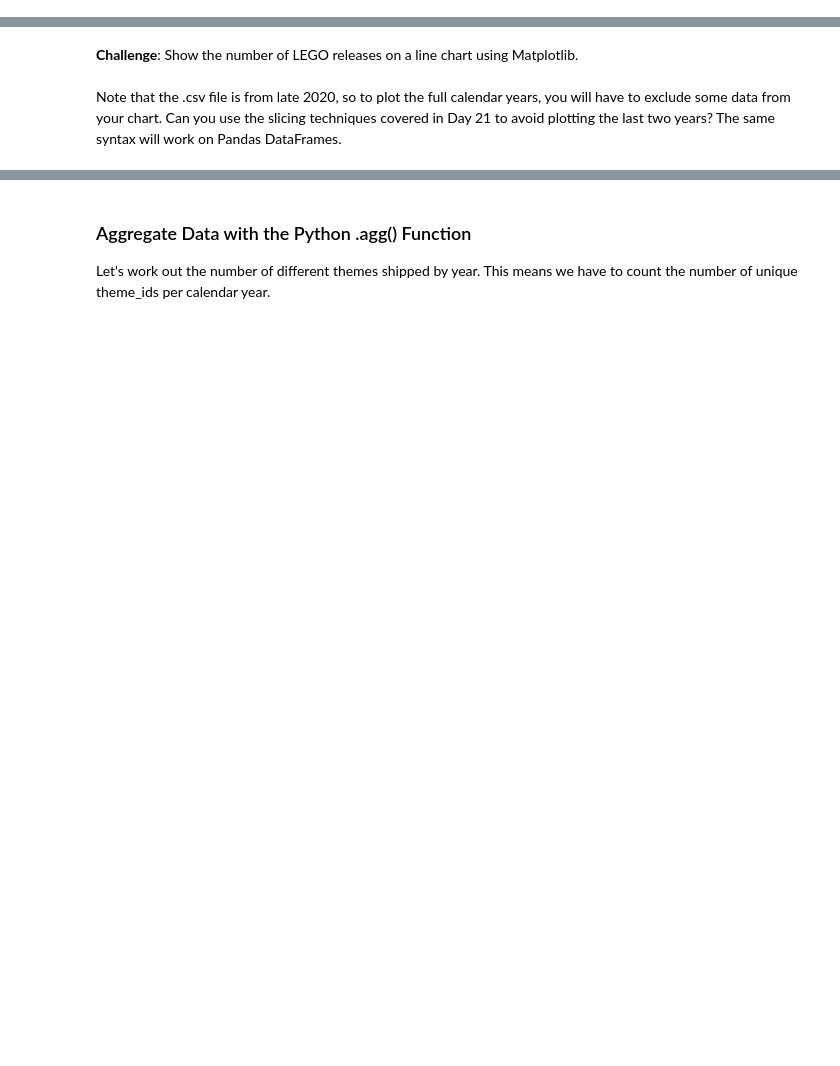
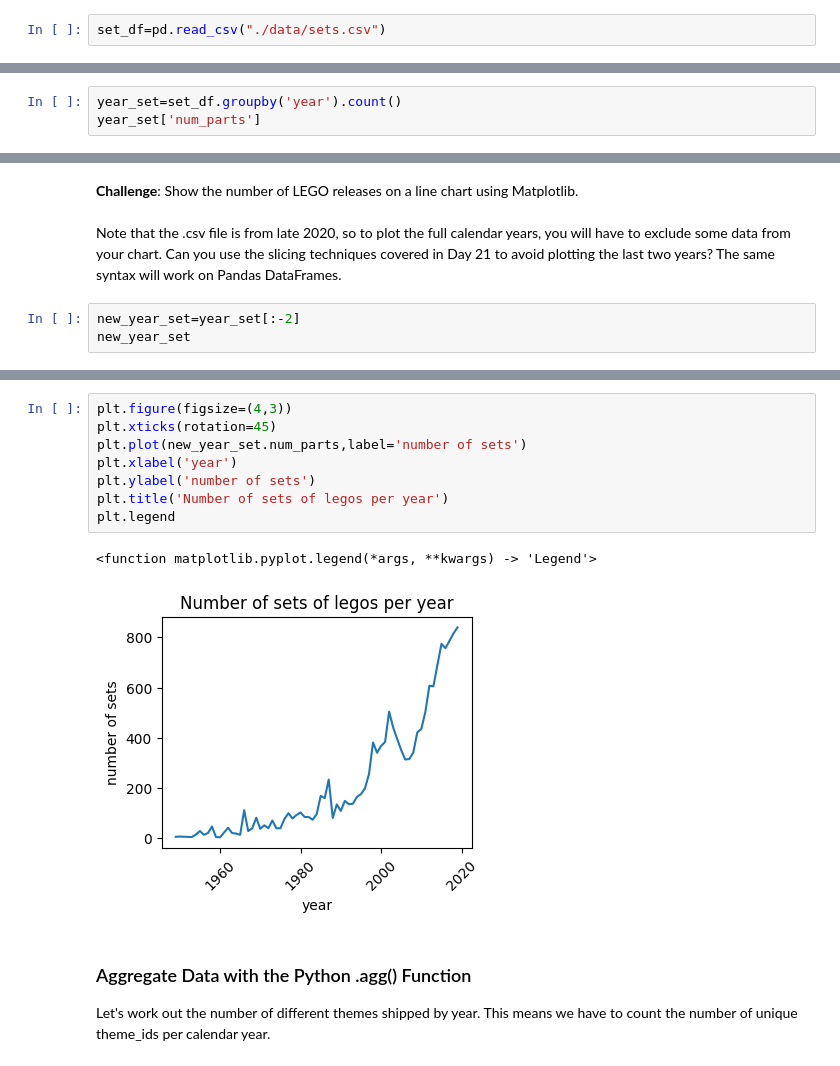
Before and after one commit to AshisB/python_projects, a Jupyter notebook: pandas_proj/LEGO Notebook and Data (start)/Lego_Analysis_for_Course_(start).ipynb, the cells around one changed output, grey strips where cells are left out. Drawn from its saved outputs; the diff is of its cells as text; blank space fills up the shorter version.

```diff
--- a/pandas_proj/LEGO Notebook and Data (start)/Lego_Analysis_for_Course_(start).ipynb
+++ b/pandas_proj/LEGO Notebook and Data (start)/Lego_Analysis_for_Course_(start).ipynb
@@ -79,3 +82,5 @@ A lego set is a particular box of LEGO or product. Therefore, a single theme typ
 The <code>sets.csv</code> data contains a list of sets over the years and the number of parts that each of these sets contained.
 
 **Challenge**: Read the sets.csv data and take a look at the first and last couple of rows.
+# %%
+set_df=pd.read_csv("./data/sets.csv")
@@ -88,2 +140,5 @@ The <code>sets.csv</code> data contains a list of sets over the years and the nu
 # %% [markdown]
 **Challenge**: Use <code>.groupby()</code> and <code>.count()</code> to show the number of LEGO sets released year-on-year. How do the number of sets released in 1955 compare to the number of sets released in 2019?
+# %%
+year_set=set_df.groupby('year').count()
+year_set['num_parts']
@@ -91,3 +164,6 @@ The <code>sets.csv</code> data contains a list of sets over the years and the nu
 **Challenge**: Show the number of LEGO releases on a line chart using Matplotlib. <br>
 <br>
 Note that the .csv file is from late 2020, so to plot the full calendar years, you will have to exclude some data from your chart. Can you use the slicing techniques covered in Day 21 to avoid plotting the last two years? The same syntax will work on Pandas DataFrames.
+# %%
+new_year_set=year_set[:-2]
+new_year_set
@@ -94,3 +185,14 @@ Note that the .csv file is from late 2020, so to plot the full calendar years, y
+# %%
+plt.figure(figsize=(4,3))
+plt.xticks(rotation=45)
+plt.plot(new_year_set.num_parts,label='number of sets')
+plt.xlabel('year')
+plt.ylabel('number of sets')
+plt.title('Number of sets of legos per year')
+plt.legend
+# %% [output]
+<function matplotlib.pyplot.legend(*args, **kwargs) -> 'Legend'>
+[figure, added]
 # %% [markdown]
 ### Aggregate Data with the Python .agg() Function
 
```
Also changed, not shown: parts of 24 cells of this notebook, 7 other files.
